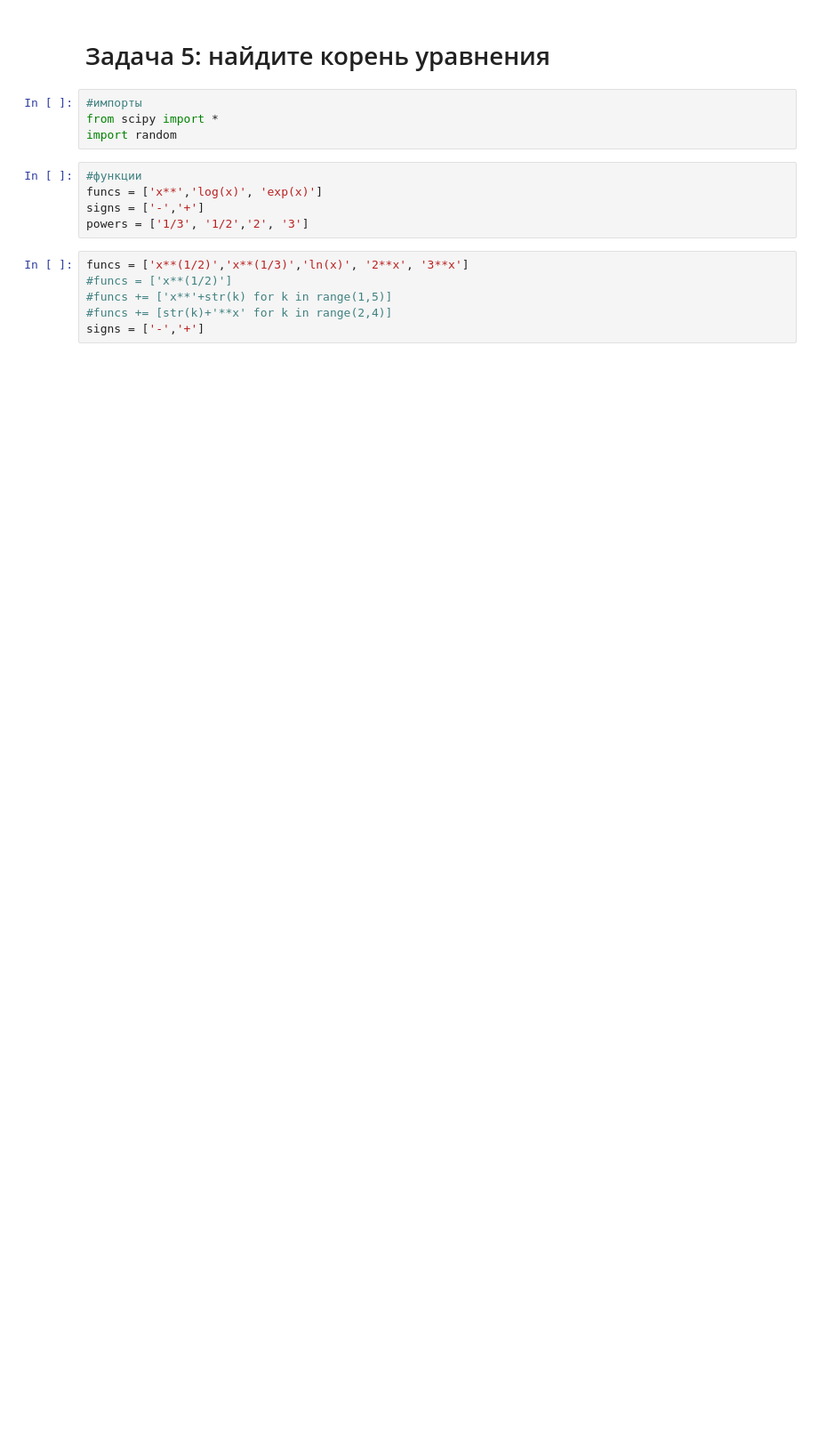
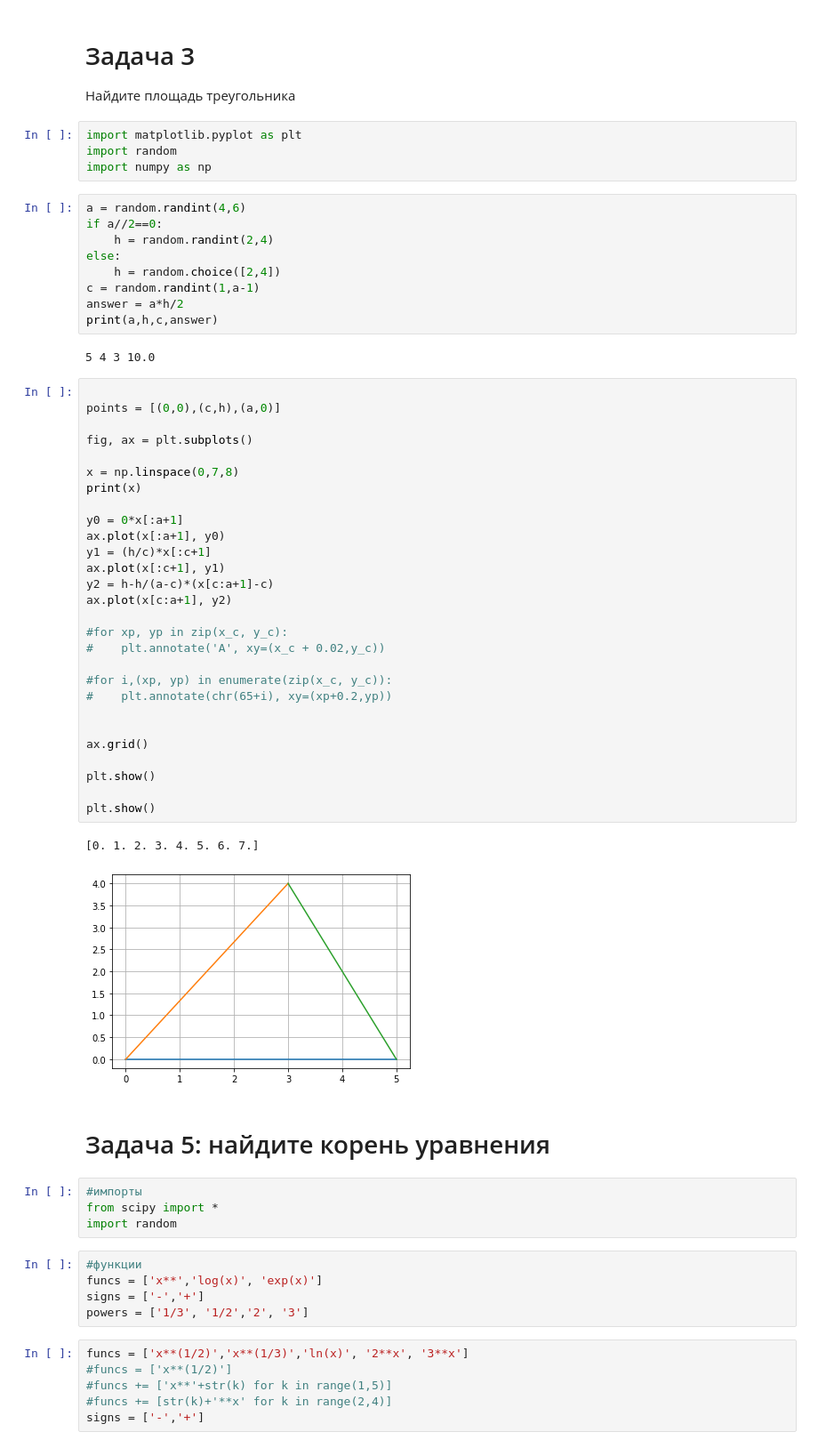
Before and after one commit to Hosttik/VirusHackEducation, a Jupyter notebook: HackEDU.ipynb, the cells around one changed output. Shown at 89% size. Saved outputs shown, nothing was run; the diff lists cells and outputs as text; blank space fills up the shorter version.

```diff
--- a/HackEDU.ipynb
+++ b/HackEDU.ipynb
@@ -1,3 +1,53 @@
+# %% [markdown]
+# Задача 3
+
+Найдите площадь треугольника
+# %%
+import matplotlib.pyplot as plt
+import random
+import numpy as np
+# %%
+a = random.randint(4,6)
+if a//2==0:
+    h = random.randint(2,4)
+else:
+    h = random.choice([2,4])
+c = random.randint(1,a-1)
+answer = a*h/2
+print(a,h,c,answer)
+# %% [output]
+5 4 3 10.0
+# %%
+
+points = [(0,0),(c,h),(a,0)]
+
+fig, ax = plt.subplots()
+
+x = np.linspace(0,7,8)
+print(x)
+
+y0 = 0*x[:a+1]
+ax.plot(x[:a+1], y0)
+y1 = (h/c)*x[:c+1]
+ax.plot(x[:c+1], y1)
+y2 = h-h/(a-c)*(x[c:a+1]-c)
+ax.plot(x[c:a+1], y2)
+
+#for xp, yp in zip(x_c, y_c):
+#    plt.annotate('A', xy=(x_c + 0.02,y_c))
+
+#for i,(xp, yp) in enumerate(zip(x_c, y_c)):
+#    plt.annotate(chr(65+i), xy=(xp+0.2,yp))
+
+
+ax.grid()
+
+plt.show()
+
+plt.show()
+# %% [output]
+[0. 1. 2. 3. 4. 5. 6. 7.]
+[figure, added]
 # %% [markdown]
 # Задача 5: найдите корень уравнения
 # %%
```
Also changed, not shown: parts of 14 cells of this notebook.
